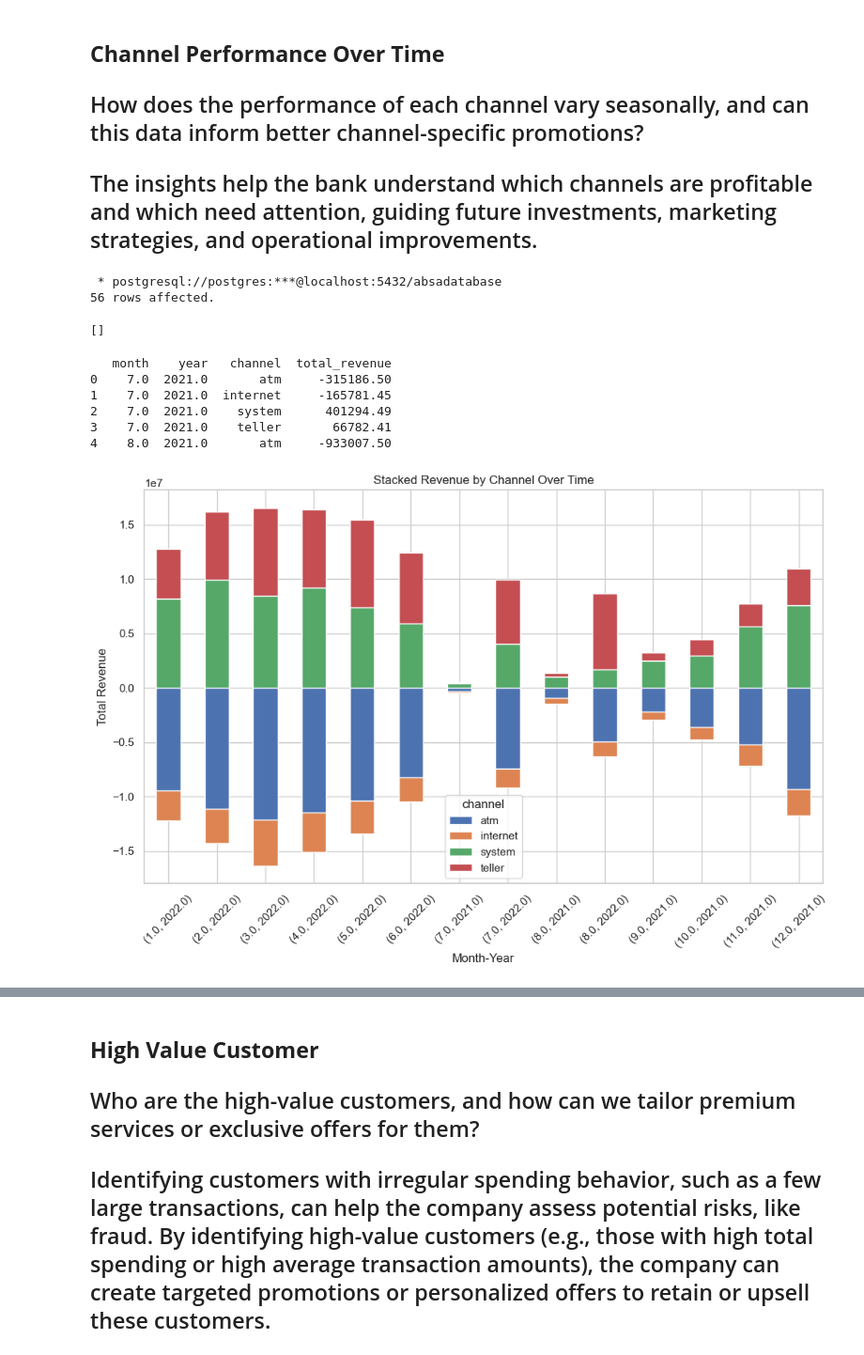
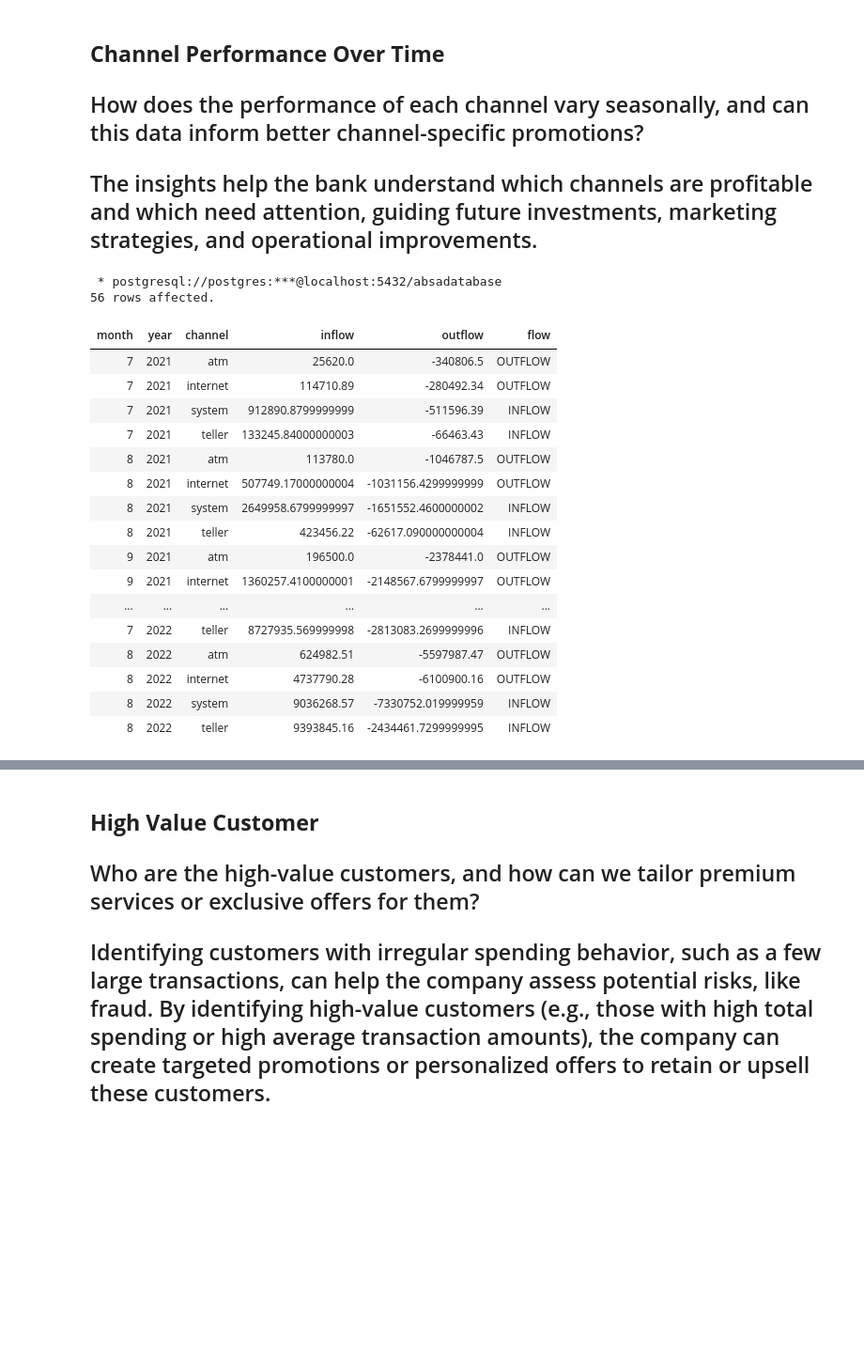
Before and after one commit to The-DigitalAcademy/EXPLORING-ABSA-DATASETS, a Jupyter notebook: keys.ipynb, the cells around one changed output, grey strips where cells are left out. Shown at 94% size. Drawn from its saved outputs; the diff is of its cells as text; code cells hidden in the pictures; blank space fills up the shorter version.

```diff
--- a/keys.ipynb
+++ b/keys.ipynb
@@ -56,46 +59,40 @@ from sqlalchemy import create_engine
 ## The insights help the bank understand which channels are profitable and which need attention, guiding future investments, marketing strategies, and operational improvements.
 # %%
 %%sql
-create table channel AS
 SELECT
     EXTRACT(MONTH FROM record_date) AS month,
     EXTRACT(YEAR FROM record_date) AS year,
     channel,
-    SUM(amt) AS total_revenue
+    SUM(CASE WHEN amt >0  THEN amt ELSE 0 END) AS INFLOW,
+    SUM(CASE WHEN amt <0  THEN amt ELSE 0 END) AS OUTFLOW,
+    CASE
+       WHEN SUM(amt) >0 THEN 'INFLOW'
+       WHEN SUM(amt) <0 THEN 'OUTFLOW'
+       ELSE 'NEUTRAL'
+    END AS flow
 FROM
     transactiondata
 GROUP BY
     year, month, channel
 ORDER BY
     year, month
 # %% [output]
  * postgresql://postgres:***@localhost:5432/absadatabase
 56 rows affected.
-[]
+| month | year | channel | inflow | outflow | flow |
+| 7 | 2021 | atm | 25620.0 | -340806.5 | OUTFLOW |
+| 7 | 2021 | internet | 114710.89 | -280492.34 | OUTFLOW |
+| 7 | 2021 | system | 912890.8799999999 | -511596.39 | INFLOW |
+| 7 | 2021 | teller | 133245.84000000003 | -66463.43 | INFLOW |
+| 8 | 2021 | atm | 113780.0 | -1046787.5 | OUTFLOW |
+| 8 | 2021 | internet | 507749.17000000004 | -1031156.4299999999 | OUTFLOW |
+| 8 | 2021 | system | 2649958.6799999997 | -1651552.4600000002 | INFLOW |
+| 8 | 2021 | teller | 423456.22 | -62617.090000000004 | INFLOW |
+| 9 | 2021 | atm | 196500.0 | -2378441.0 | OUTFLOW |
+| 9 | 2021 | internet | 1360257.4100000001 | -2148567.6799999997 | OUTFLOW |
+| ... | ... | ... | ... | ... | ... |
+| 7 | 2022 | teller | 8727935.569999998 | -2813083.2699999996 | INFLOW |
+| 8 | 2022 | atm | 624982.51 | -5597987.47 | OUTFLOW |
+| 8 | 2022 | internet | 4737790.28 | -6100900.16 | OUTFLOW |
+| 8 | 2022 | system | 9036268.57 | -7330752.019999959 | INFLOW |
+| 8 | 2022 | teller | 9393845.16 | -2434461.7299999995 | INFLOW |
-# %%
-import psycopg2
-import pandas as pd
-
-# Establish a connection to the PostgreSQL database
-conn = psycopg2.connect(
-    host="localhost",
-    dbname="absadatabase",
-    user="postgres",
-    password="my_password"
-)
-
-# Define the SQL query
-sql_query = "SELECT * FROM channel"
-
-# Load data into a pandas DataFrame
-df = pd.read_sql_query(sql_query, conn)
-
-# Display the first few rows of the DataFrame
-print(df.head())
-# %% [output]
-   month    year   channel  total_revenue
-0    7.0  2021.0       atm     -315186.50
-1    7.0  2021.0  internet     -165781.45
-2    7.0  2021.0    system      401294.49
-3    7.0  2021.0    teller       66782.41
-4    8.0  2021.0       atm     -933007.50
@@ -117,10 +98,0 @@ plt.show()
-# %%
-df_pivot = df.pivot_table(index=['month', 'year'], columns='channel', values='total_revenue', aggfunc='sum')
-df_pivot.plot(kind='bar', stacked=True, figsize=(12, 7))
-plt.title('Stacked Revenue by Channel Over Time')
-plt.ylabel('Total Revenue')
-plt.xlabel('Month-Year')
-plt.xticks(rotation=45)
-plt.show()
-# %% [output]
-[figure, removed]
```
Also changed, not shown: parts of 4 cells of this notebook.
